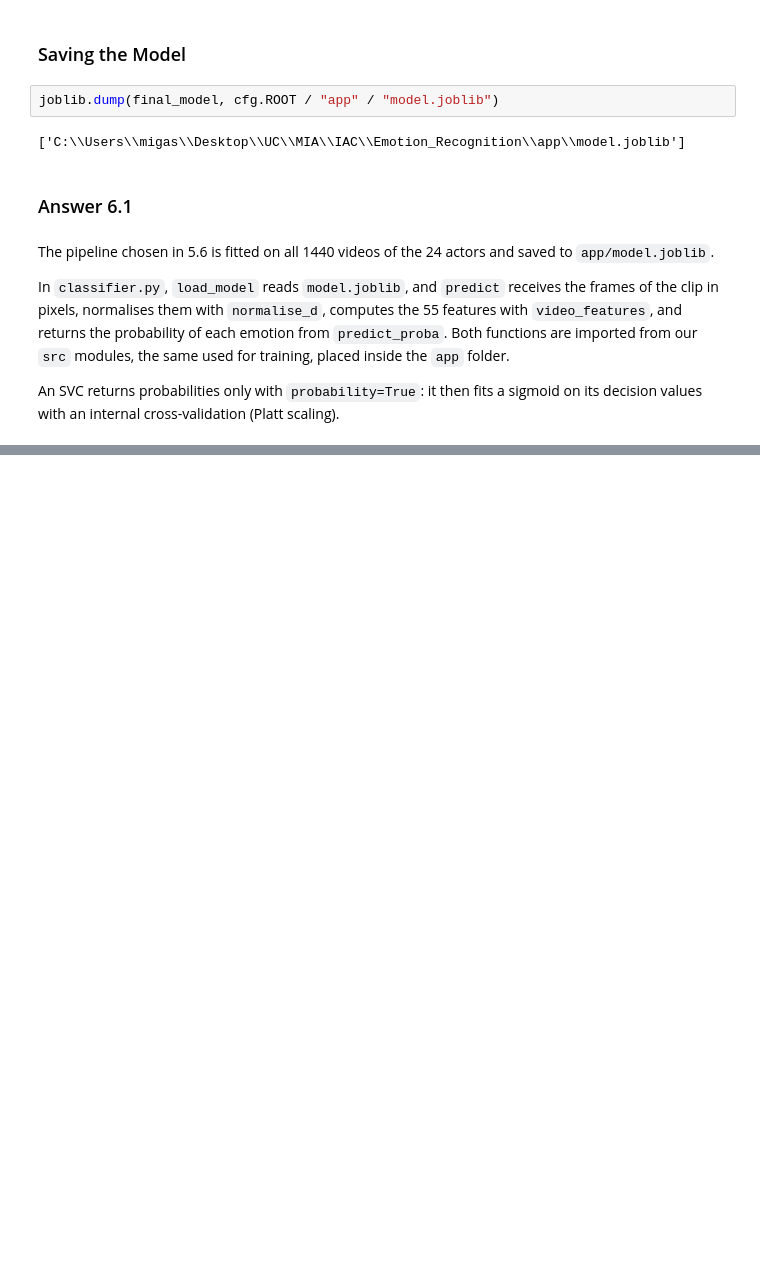
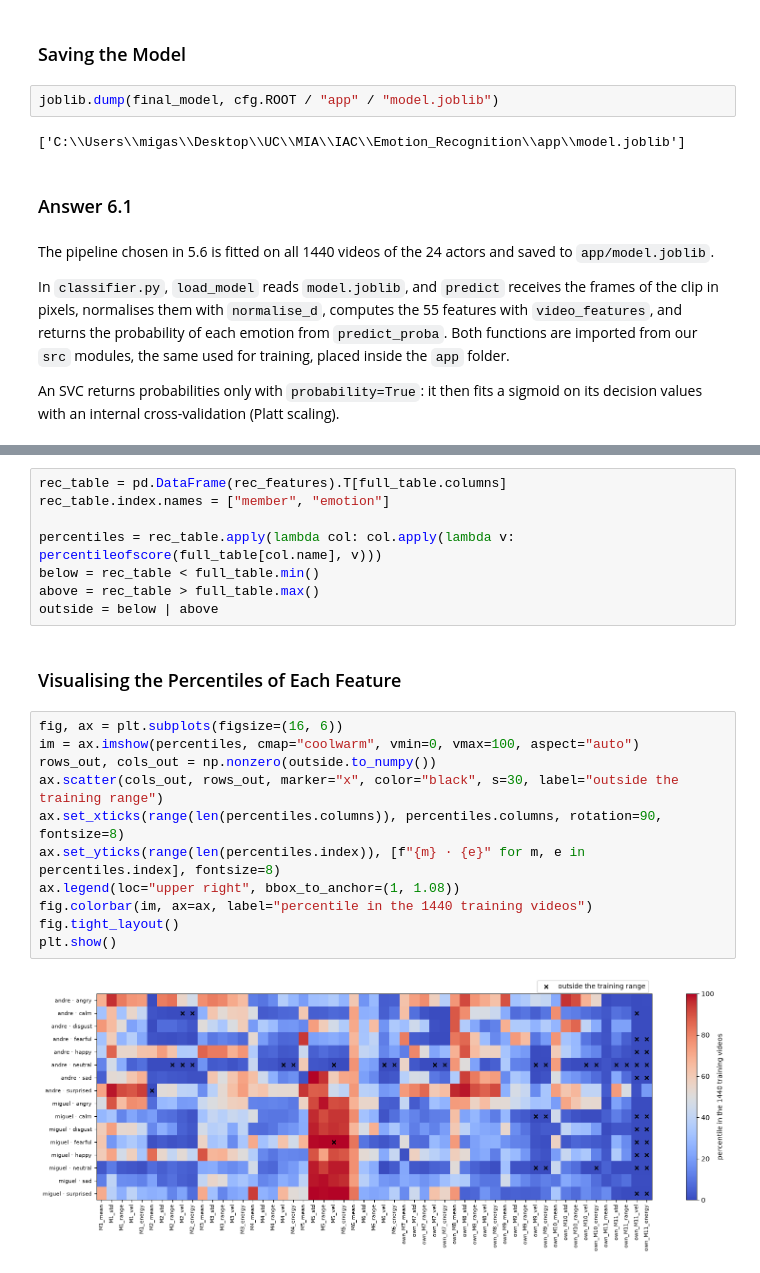
Before and after one commit to migasantunes/Emotion_Recognition, a Jupyter notebook: notebooks/06_deployment.ipynb, the cells around one changed output, grey strips where cells are left out. Drawn from its saved outputs; the diff is of its cells as text; blank space fills up the shorter version.

```diff
--- a/notebooks/06_deployment.ipynb
+++ b/notebooks/06_deployment.ipynb
@@ -56,0 +160,23 @@ An SVC returns probabilities only with `probability=True`: it then fits a sigmoi
+# %%
+rec_table = pd.DataFrame(rec_features).T[full_table.columns]
+rec_table.index.names = ["member", "emotion"]
+
+percentiles = rec_table.apply(lambda col: col.apply(lambda v: percentileofscore(full_table[col.name], v)))
+below = rec_table < full_table.min()
+above = rec_table > full_table.max()
+outside = below | above
+# %% [markdown]
+### Visualising the Percentiles of Each Feature
+# %%
+fig, ax = plt.subplots(figsize=(16, 6))
+im = ax.imshow(percentiles, cmap="coolwarm", vmin=0, vmax=100, aspect="auto")
+rows_out, cols_out = np.nonzero(outside.to_numpy())
+ax.scatter(cols_out, rows_out, marker="x", color="black", s=30, label="outside the training range")
+ax.set_xticks(range(len(percentiles.columns)), percentiles.columns, rotation=90, fontsize=8)
+ax.set_yticks(range(len(percentiles.index)), [f"{m} · {e}" for m, e in percentiles.index], fontsize=8)
+ax.legend(loc="upper right", bbox_to_anchor=(1, 1.08))
+fig.colorbar(im, ax=ax, label="percentile in the 1440 training videos")
+fig.tight_layout()
+plt.show()
+# %% [output]
+[figure, added]
```
Also changed, not shown: parts of 28 cells of this notebook.
